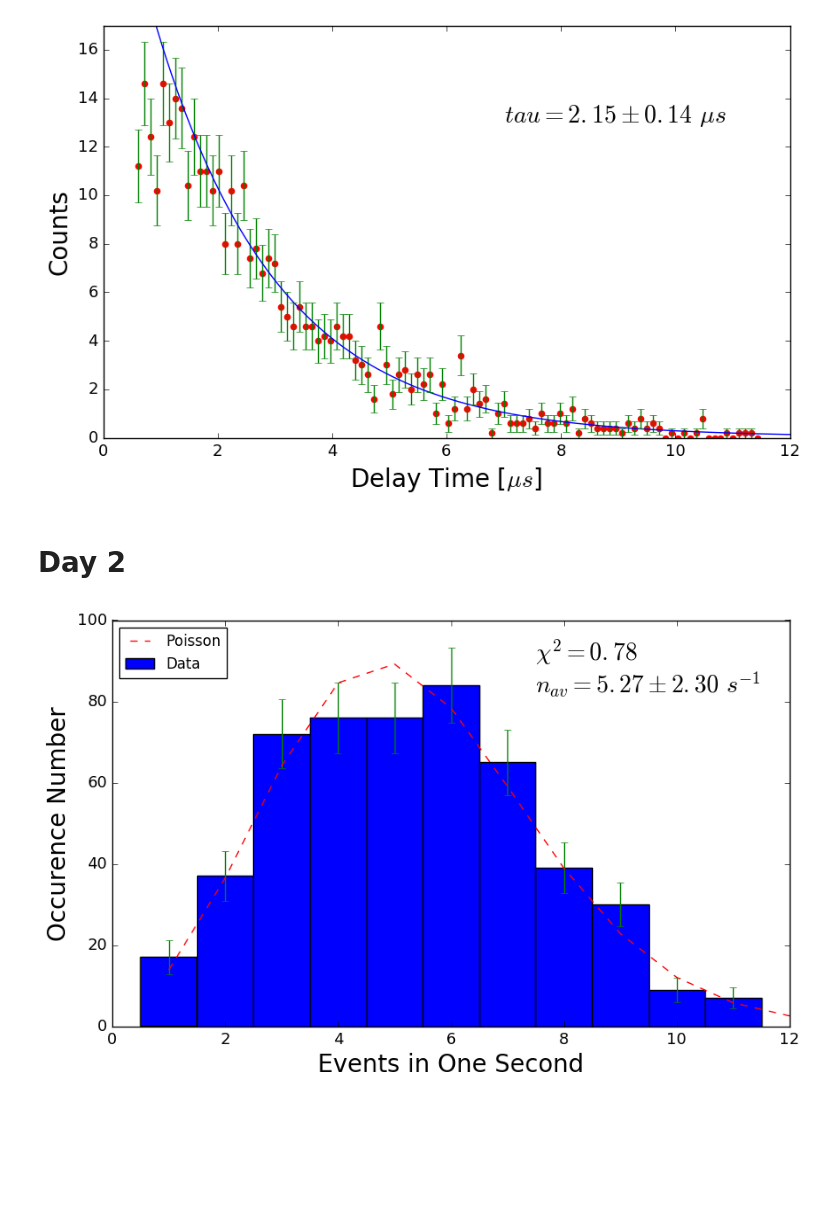
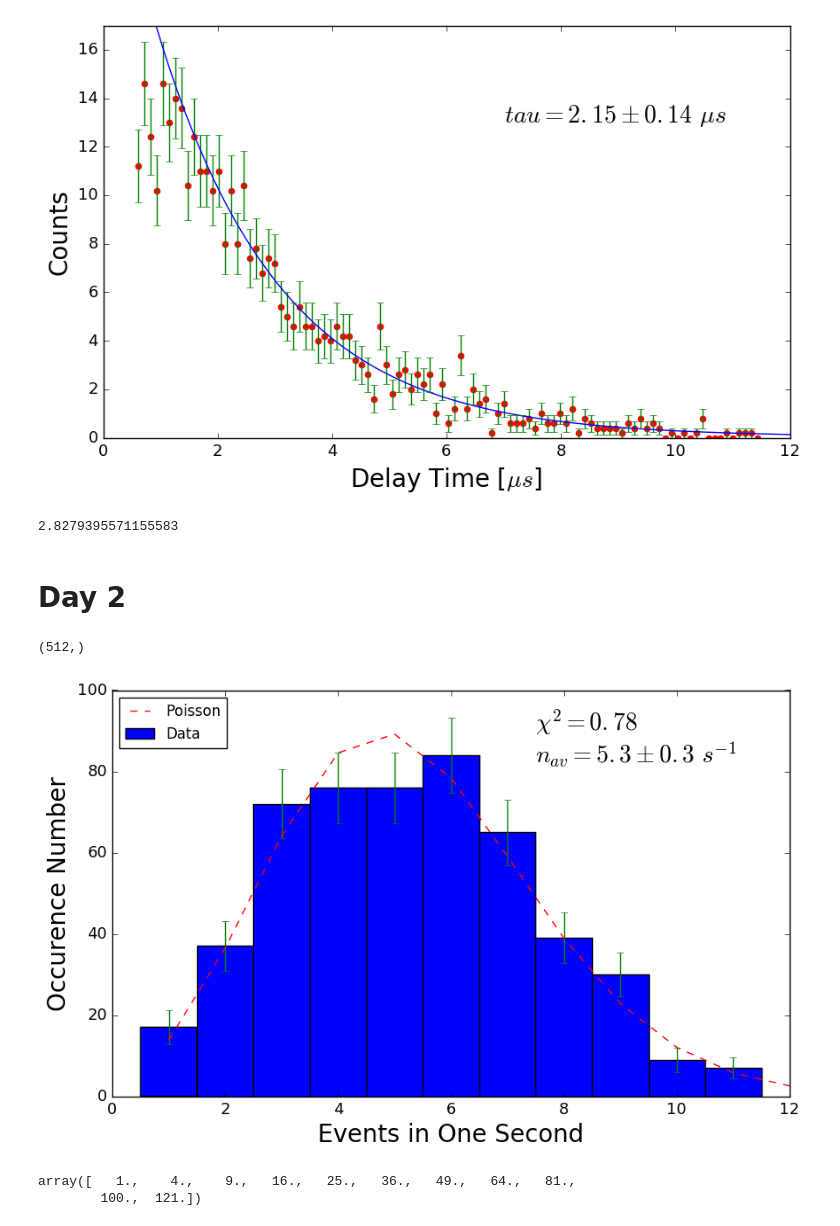
Before and after one commit to B-Rich/QLab, a Jupyter notebook: MuonLifetime/Data.ipynb, the cells around one changed output. Drawn from its saved outputs; the diff is of its cells as text; code cells hidden in the pictures; blank space fills up the shorter version.

```diff
--- a/MuonLifetime/Data.ipynb
+++ b/MuonLifetime/Data.ipynb
@@ -143,6 +147,10 @@ plt.text(7,13,'$tau = %.2f \pm %.2f$ $\mu s$ ' % (tau,etau),size=20)
 plt.savefig('Day1.png')
 # %% [output]
 [figure]
+# %%
+np.sum(GroupedTimesALL*GroupedCountsALL)/np.sum(GroupedCountsALL)
+# %% [output]
+2.8279395571155583
 # %% [markdown]
 # Day 2
 # %%
@@ -160,6 +168,10 @@ def chi2(ymeasured,ytheory):
 
 
     return (1/N)*np.sum(np.array([((ymeasured[i]-ytheory[i])/sigma[i])**2 for i in np.arange(0,N)]))
+# %%
+Counts.shape
+# %% [output]
+(512,)
 # %%
 Day2 = pd.read_excel('ArrivalData.xlsx',sheetname = None, header = None)
 
@@ -178,32 +190,35 @@ plt.errorbar(np.arange(1,12), n, yerr = nerr ,fmt='None')
 
 
 #Poisson Distribution
 def poisson(k,mu):
     return np.exp(-mu) * mu**k / factorial(k,0)
 
 mu = np.mean(Counts)
 y = poisson(bins, mu)
 l = plt.plot(bins, y*512, 'r--', linewidth=1,label='Poisson')
 
 #Chi Squared
 no = np.sum(bins[0:11]*n)/np.sum(n)
 
+
+noerr = np.sqrt(np.sum((bins[0:11]**2)*n))/np.sum(n)
+
 X2 = chi2(n,y*512)
 
 plt.text(7.5,90,'$\chi^2 = %.2f$ ' % (X2),size=20)
-plt.text(7.5,82,'$n_{av} = %.2f \pm %.2f$ $s^{-1}$ ' % (no,np.sqrt(no)),size=20)
+plt.text(7.5,82,'$n_{av} = %.1f \pm %.1f$ $s^{-1}$ ' % (no,noerr),size=20)
 
 
 plt.xlabel('Events in One Second',fontsize=20);
 plt.ylabel('Occurence Number',fontsize = 20);
 plt.xticks(size = 13);
 plt.yticks(size = 13);
 
 plt.xlim(0,12);
 
 plt.legend(loc='upper left')
 
 
 plt.savefig('Day2.png')
 # %% [output]
-[figure, old version]
+[figure, new version]
@@ -209,0 +227,5 @@ plt.savefig('Day2.png')
+# %%
+binsthin
+# %% [output]
+array([   1.,    4.,    9.,   16.,   25.,   36.,   49.,   64.,   81.,
+        100.,  121.])
```
Also changed, not shown: parts of 2 cells of this notebook, 1 other file.
